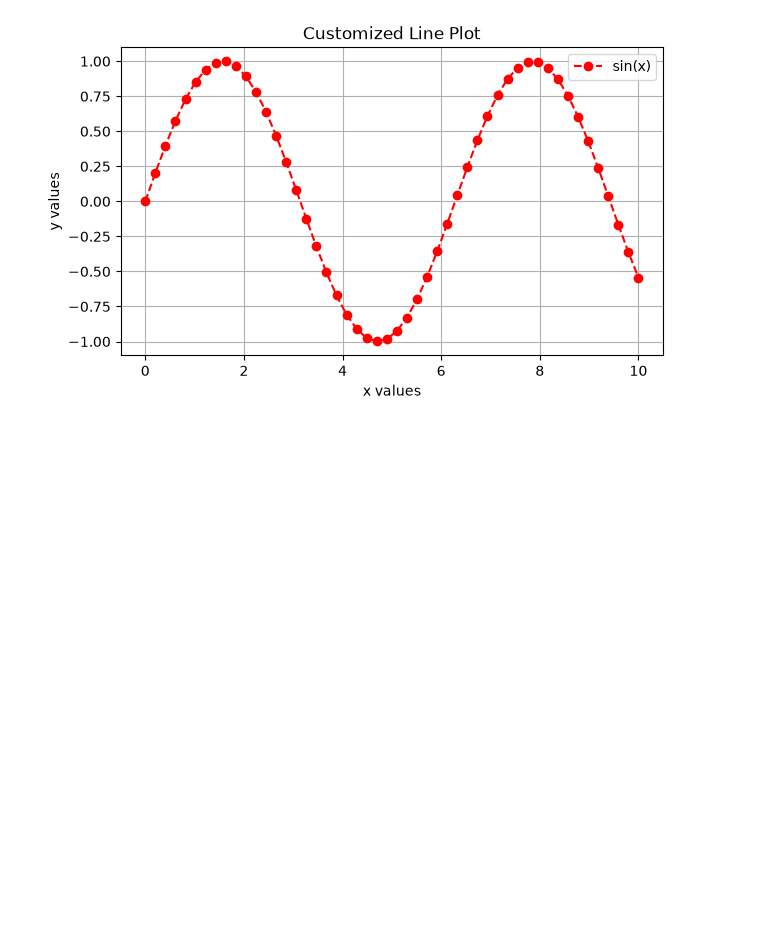
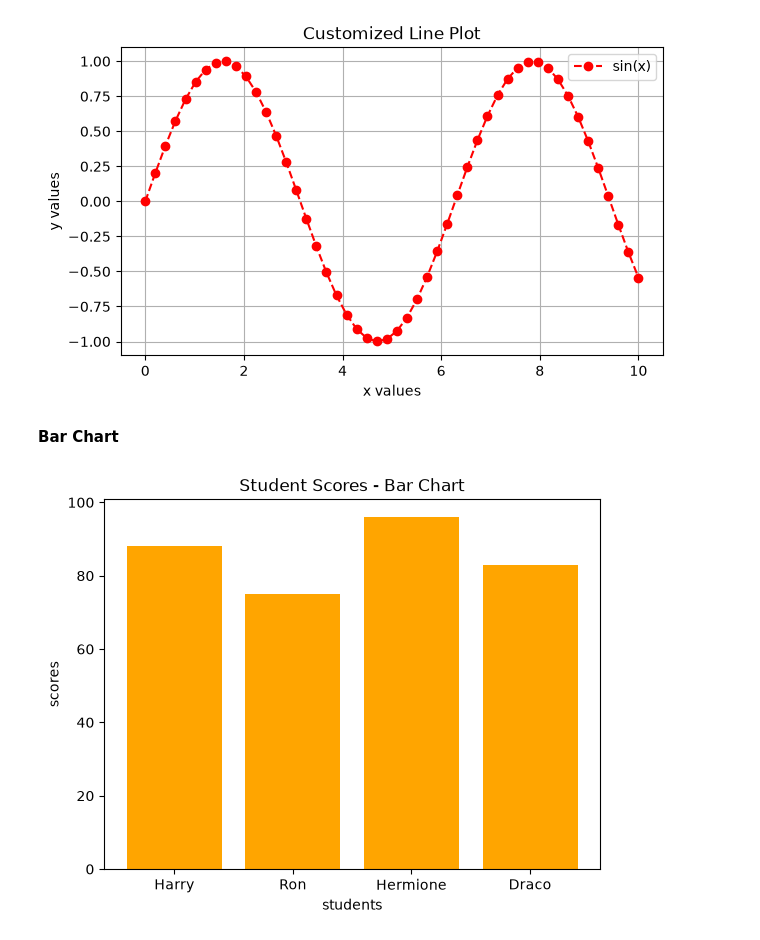
Before and after one commit to Dev-4-All/Machine-Learning, a Jupyter notebook: core-data-libraries/matplotlib_basics.ipynb, the cells around one changed output. Drawn from its saved outputs; the diff is of its cells as text; code cells hidden in the pictures; blank space fills up the shorter version.

```diff
--- a/core-data-libraries/matplotlib_basics.ipynb
+++ b/core-data-libraries/matplotlib_basics.ipynb
@@ -63,3 +63,16 @@ plt.grid(True)
 plt.show()
 # %% [output]
 [figure]
+# %% [markdown]
+**Bar Chart**
+# %%
+students = ["Harry", "Ron", "Hermione", "Draco"]
+scores = [88, 75, 96, 83]
+
+plt.bar(students, scores, color="orange")
+plt.title("Student Scores - Bar Chart")
+plt.xlabel("students")
+plt.ylabel("scores")
+plt.show()
+# %% [output]
+[figure, added]
```
Also changed, not shown: parts of 11 cells of this notebook.
